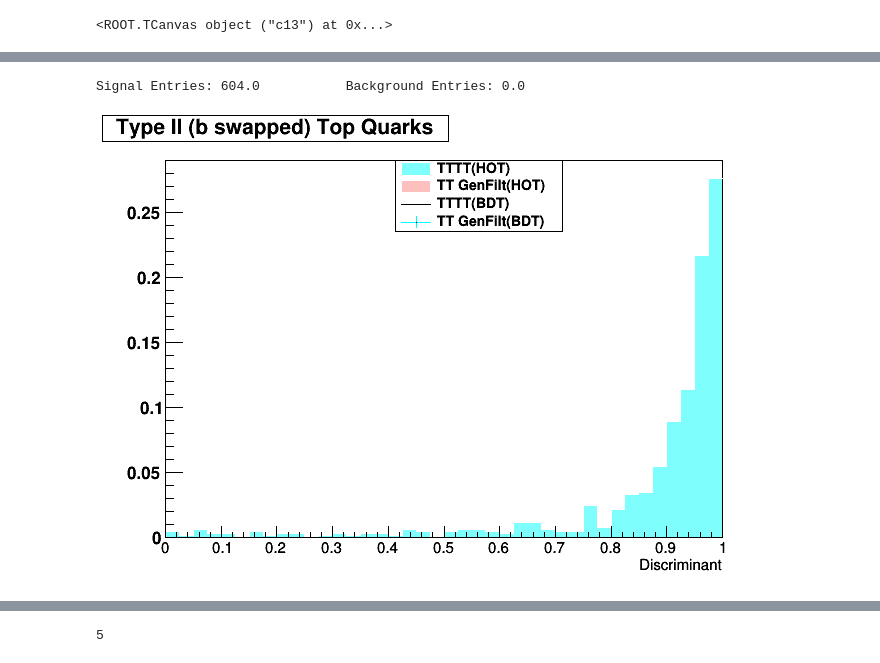
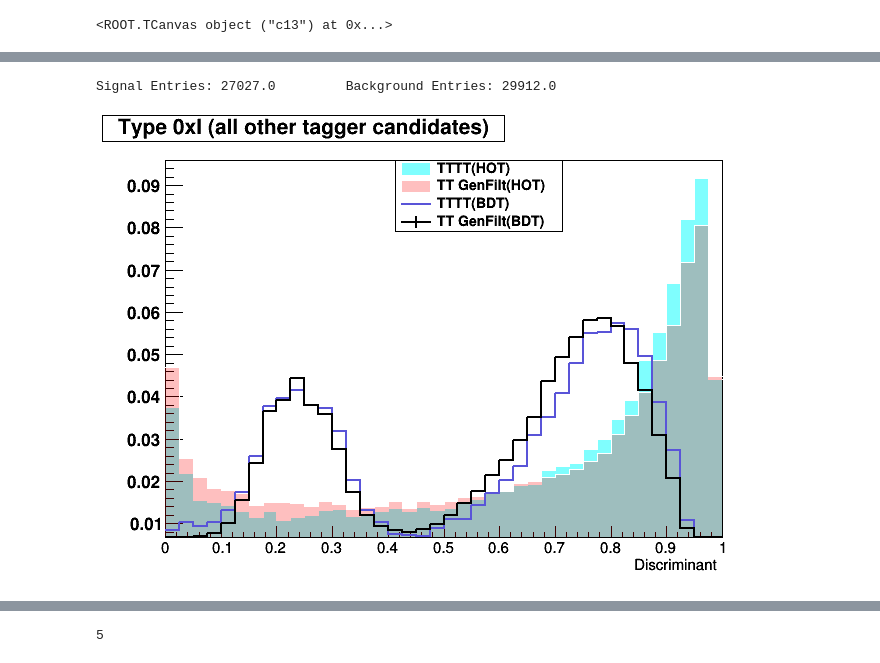
Before and after one commit to NJManganelli/TaggerTest, a Jupyter notebook: ntupler/plugins/.PlotsV5.ipynb, the cells around one changed output, grey strips where cells are left out. Cells and saved outputs as stored; diff of their text form; code cells hidden in the pictures.

```diff
--- a/ntupler/plugins/.PlotsV5.ipynb
+++ b/ntupler/plugins/.PlotsV5.ipynb
@@ -8,9 +8,9 @@ Welcome to JupyROOT 6.10/05
 # %%
 #Color Codes
 cols1 = 7
-cols2 = 1
+cols2 = 9
 colb1 = 2
-colb2 = 3
+colb2 = 1
 
 #alpha transparency level (not used yet)
 alphaS = 0.5
@@ -55,8 +62,9 @@ DiscLeg.AddEntry(h0b2,leg4,"lep")
 # %% [output]
 <ROOT.TLegendEntry object ("TLegendEntry") at 0x...>
 # %%
-signal = ROOT.TFile("~/LTW4/TopTagger/TopTagger/test/resTTTT500HT_v5.root", "r")
-bkgd = ROOT.TFile("~/LTW4/TopTagger/TopTagger/test/resTTSLFilt500HT_v5.root", "r")
+signal = ROOT.TFile("~/LTW4/TopTagger/TopTagger/test/resTTTT500HT_v5p1.root", "r")
+bkgd = ROOT.TFile("~/LTW4/TopTagger/TopTagger/test/resTTSLFilt500HT_v5p1.root", "r")
+bkgd2 = ROOT.TFile("~/LTW4/TopTagger/TopTagger/test/resTT500HT_v5p1.root", "r")
 # %%
 signal.ls()
 #print(signal.h_nTrueRecoTops.GetEntries())
@@ -518,16 +711,22 @@ Signal Entries: 3498.0          Background Entries: 3219.0
 # %%
-c15.cd()
-h26s.SetFillColorAlpha(cols1, alphaS)
-h26b.SetFillColorAlpha(colb1, alphaB)
-h26s.SetLineColor(0)
-h26b.SetLineColor(0)
-h26b.SetMarkerStyle(5)
-h26s.DrawNormalized()
-#h26b.Draw("Same")
-print("Signal Entries: " + str(h26s.GetEntries()) + "\t\tBackground Entries: " + str(h26b.GetEntries()))
+c21.cd()
+h32s1.SetFillColorAlpha(cols1, alphaS)
+h32b1.SetFillColorAlpha(colb1, alphaB)
+h32s1.SetLineColor(0)
+h32b1.SetLineColor(0)
+h32b1.SetMarkerStyle(5)
+h32s2.SetLineColor(cols2)
+h32s2.SetLineWidth(2)
+h32b2.SetLineColor(colb2)
+h32b2.SetLineWidth(2)
+h32s1.DrawNormalized()
+h32b1.DrawNormalized("Same")
+h32s2.DrawNormalized("Same")
+h32b2.DrawNormalized("Same")
+print("Signal Entries: " + str(h32s1.GetEntries()) + "\t\tBackground Entries: " + str(h32b1.GetEntries()))
 DiscLeg.Draw()
-c15.Update()
-c15.Draw()
+c21.Update()
+c21.Draw()
 # %% [output]
-Signal Entries: 604.0           Background Entries: 0.0
+Signal Entries: 27027.0         Background Entries: 29912.0
-[figure, old version]
+[figure, new version]
```
Also changed, not shown: parts of 55 cells of this notebook, 1 other file.
